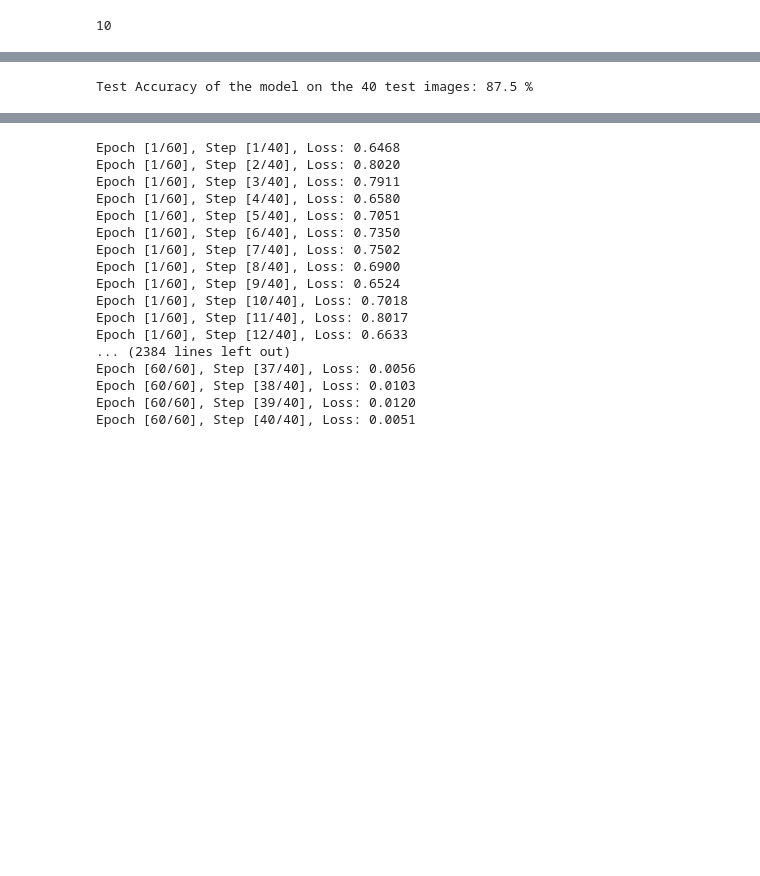
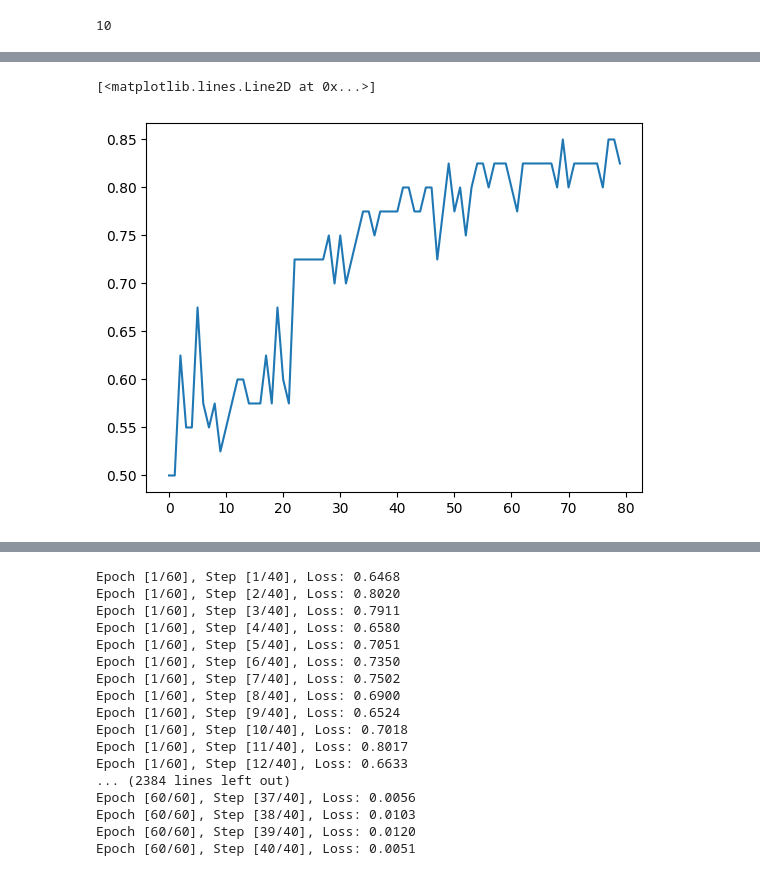
Before and after one commit to HarinarayanJ/ML-Assignment-4, a Jupyter notebook: arch.ipynb, the cells around one changed output, grey strips where cells are left out. Saved outputs shown, nothing was run; the diff lists cells and outputs as text; code cells hidden in the pictures; blank space fills up the shorter version.

```diff
--- a/arch.ipynb
+++ b/arch.ipynb
@@ -167,10 +246,3 @@ optimizer = torch.optim.Adam(model.parameters(), lr=0.0001)
 print(len(train_loader))
 # %% [output]
 10
-# %%
-for i, (images, labels) in enumerate(train_loader):
-    images = images.to(device)
-    labels = labels.to(device)
-    print(images.shape)
-    print(labels)
-    break
@@ -180,7 +249,7 @@ tensor([1, 1, 0, 0, 0, 1, 1, 1, 0, 0, 0, 0, 1, 1, 0, 1])
 # %%
 # Train the model
 total_step = len(train_loader)
-num_epochs = 60
+num_epochs =80
 for epoch in range(num_epochs):
     for i, (images, labels) in enumerate(train_loader):
         images = images.to(device)
@@ -188,14 +257,16 @@ for epoch in range(num_epochs):
 
         # Forward pass
         outputs = model(images)
-        loss = criterion(outputs, labels)
+        loss = criterion(outputs, labels.unsqueeze(1).float())
 
         # Backward and optimize
         optimizer.zero_grad()
         loss.backward()
         optimizer.step()
 
-        if (i+1) % 1 == 0:
+        if (i+1) % 5 == 0:
             print ('Epoch [{}/{}], Step [{}/{}], Loss: {:.4f}'
                    .format(epoch+1, num_epochs, i+1, total_step, loss.item()))
+    # Test
+    test_acc.append(accuracy(model, test_loader))
 # %% [output]
@@ -219,17 +290,5 @@ Epoch [20/20], Step [10/10], Loss: 0.0021
-# %%
-# Calculate Accuracy
-model.eval()
-with torch.no_grad():
-    correct = 0
-    total = 0
-    for images, labels in test_loader:
-        images = images.to(device)
-        labels = labels.to(device)
-        outputs = model(images)
-        _, predicted = torch.max(outputs.data, 1)
-        total += labels.size(0)
-        correct += (predicted == labels).sum().item()
-
-    print('Test Accuracy of the model on the 40 test images: {} %'.format(100 * correct / total))
-# %% [output]
-Test Accuracy of the model on the 40 test images: 87.5 %
+# %%
+plt.plot(test_acc)
+# %% [output]
+[<matplotlib.lines.Line2D at 0x...>]
+[figure, added]
```
Also changed, not shown: parts of 14 cells of this notebook.
